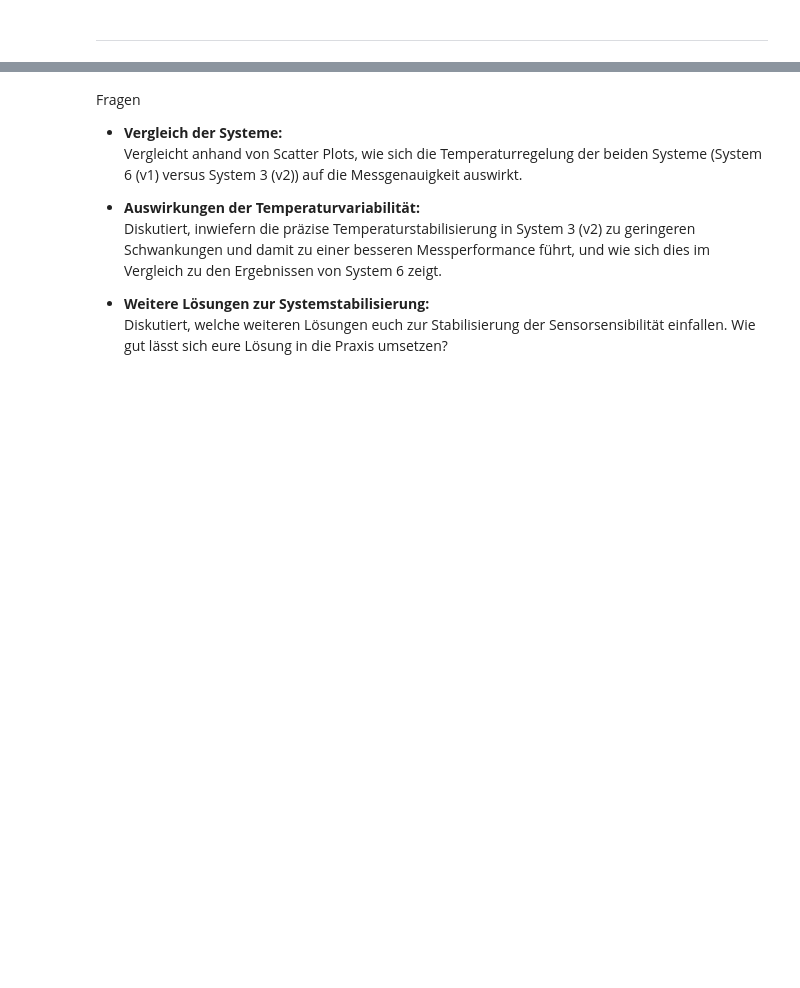
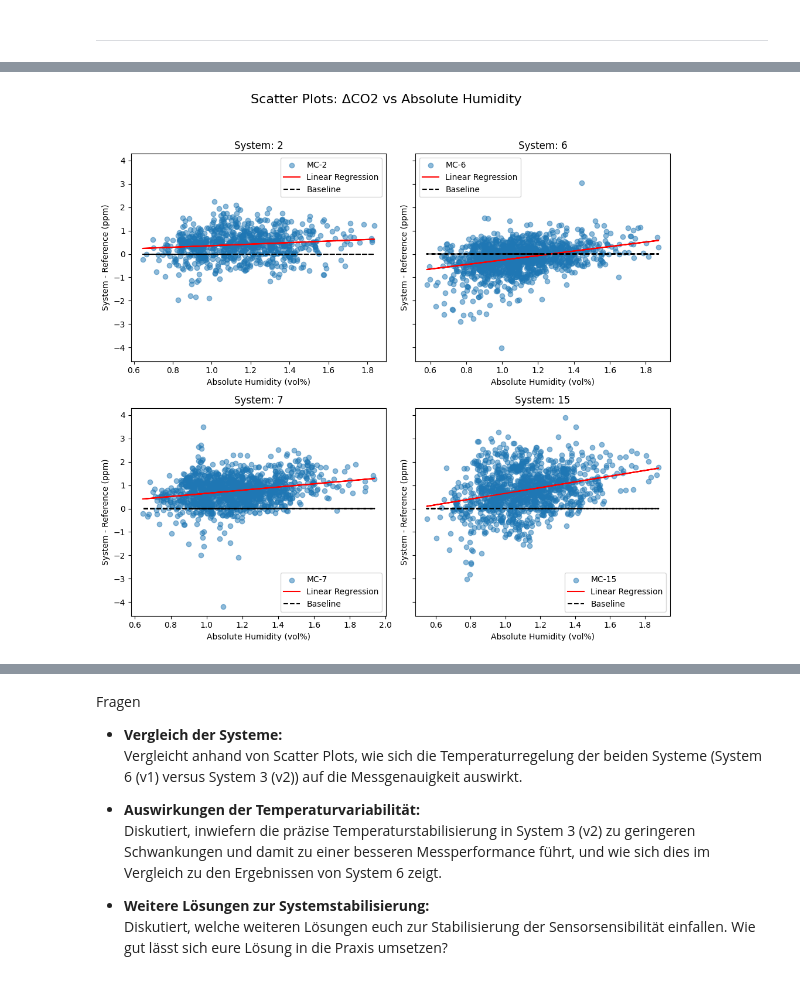
Before and after one commit to tum-esm/HES-2-Praktikum, a Jupyter notebook: notebooks/3_Sensor_Sensitivity.ipynb, the cells around one changed output, grey strips where cells are left out. Cells and saved outputs as stored; diff of their text form; code cells hidden in the pictures; blank space fills up the shorter version.

```diff
--- a/notebooks/3_Sensor_Sensitivity.ipynb
+++ b/notebooks/3_Sensor_Sensitivity.ipynb
@@ -169,5 +179,5 @@ Diese Übung soll euch helfen:
 # %%
-max_col, max_row = 2, 2
-
-plot_scatter_with_trendline(df_sbs_2024, "h2o_v%", "diff", max_col, max_row, "Absolute Humidity (vol%)", "System - Reference (ppm)","Scatter Plots: ΔCO2 vs Absolute Humidity")
+plot_scatter_with_trendline(df_sbs_2024, "h2o_v%", "diff", 2, 2, "Absolute Humidity (vol%)", "System - Reference (ppm)","Scatter Plots: ΔCO2 vs Absolute Humidity")
+# %% [output]
+[figure, added]
 # %%
```
Also changed, not shown: parts of 30 cells of this notebook, 1 other file.
